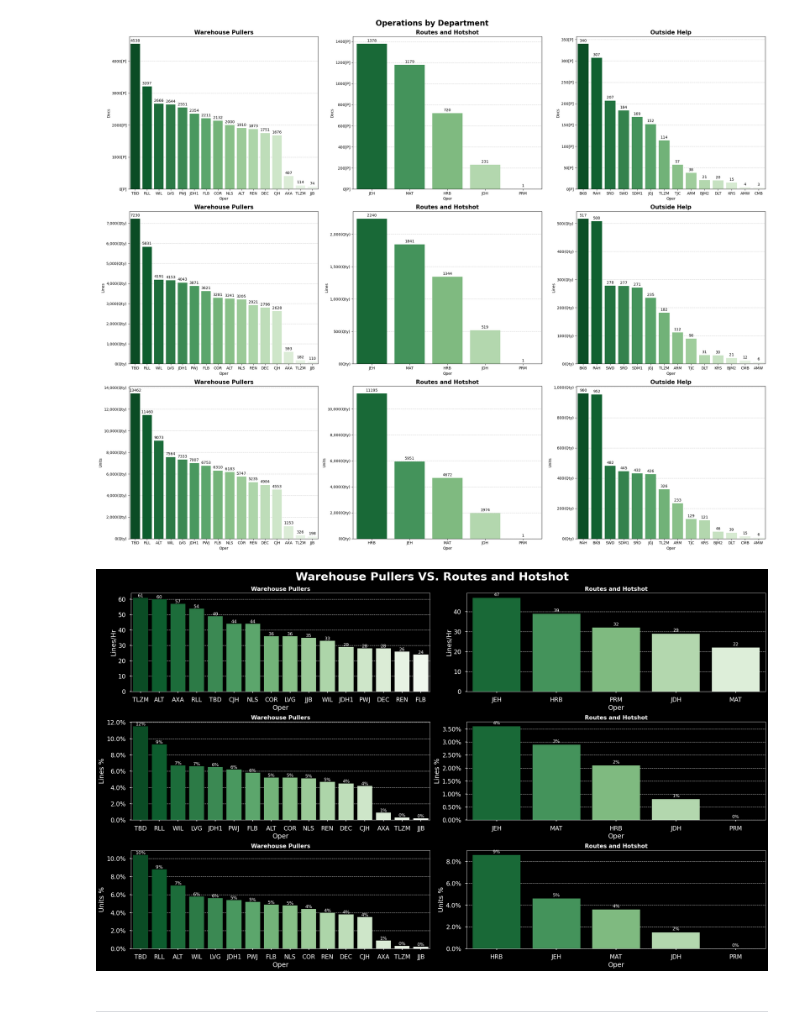
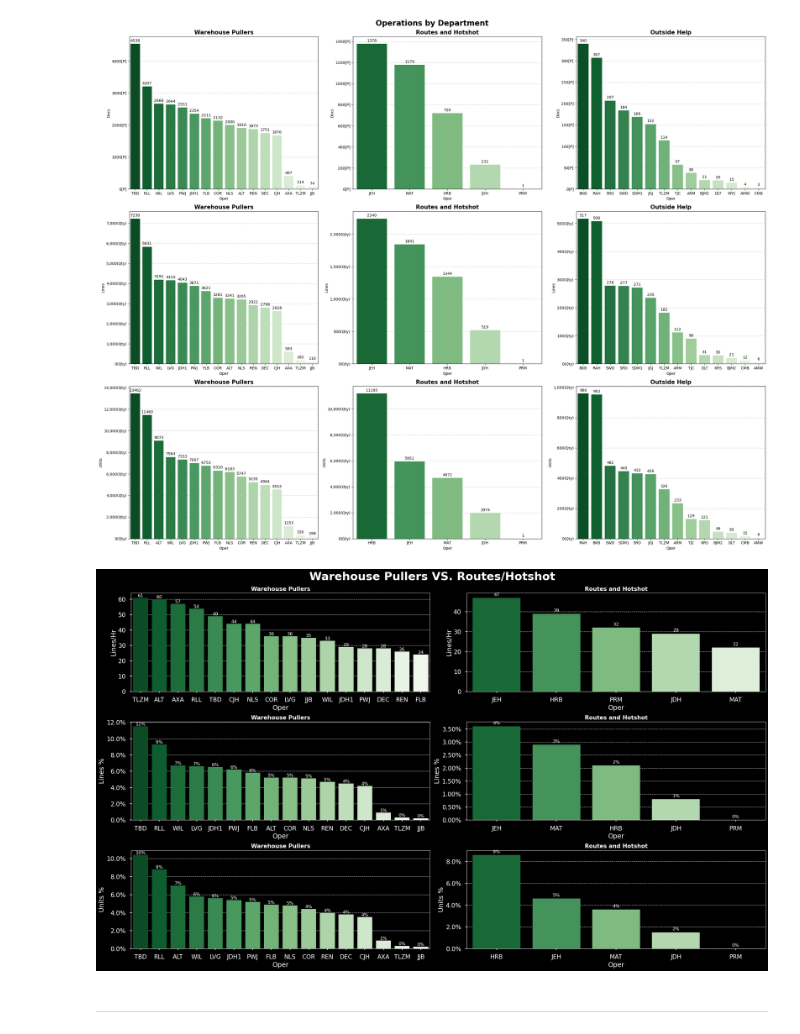
Before and after one commit to zeekwired/Tristate, a Jupyter notebook: Operator_Analysis.ipynb, the cells around one changed output. Saved outputs shown, nothing was run; the diff lists cells and outputs as text; code cells hidden in the pictures.

```diff
--- a/Operator_Analysis.ipynb
+++ b/Operator_Analysis.ipynb
@@ -11,9 +11,9 @@ import seaborn as sns
 # %% [markdown]
 ---
 # %%
-op_warehouse = pd.read_excel('OA_Warhouse_Pullers.xls')
-op_routes_hotshot = pd.read_excel('OA_Routes_Hotshot.xls')
-op_outside = pd.read_excel('OA_Outside_Help.xls')
+op_warehouse = pd.read_excel(r'OA_Warhouse_Pullers.xls')
+op_routes_hotshot = pd.read_excel(r'OA_Routes_Hotshot.xls')
+op_outside = pd.read_excel(r'OA_Outside_Help.xls')
 # %% [markdown]
 ## 1. Comparing Warehouse vs routes vs outside help
 # %%
@@ -87,35 +87,35 @@ with plt.style.context(['seaborn-muted', 'seaborn-poster', 'dark_background']):
     ax[0,0].bar_label(ax[0,0].containers[0], fmt='%.0f', fontsize=12, color='white')
     sns.barplot(x='Oper', y='Lines %', data=op_warehouse.sort_values('Lines %', ascending=False), ax=ax[1, 0], zorder=3, palette='Greens_r')
     ax[1,0].set_title('Warehouse Pullers', fontsize=15, fontweight='bold')
     ax[1,0].grid(True, axis='y', zorder=0, color='lightgrey', linestyle='--', linewidth=1)
     ax[1,0].yaxis.set_major_formatter(ticker.PercentFormatter())
     ax[1,0].bar_label(ax[1,0].containers[0], fmt='%.0f%%', fontsize=12, color='white')
     sns.barplot(x='Oper', y='Units %', data=op_warehouse.sort_values('Units %', ascending=False), ax=ax[2, 0], zorder=3, palette='Greens_r')
     ax[2,0].set_title('Warehouse Pullers', fontsize=15, fontweight='bold')
     ax[2,0].grid(True, axis='y', zorder=0, color='lightgrey', linestyle='--', linewidth=1)
     ax[2,0].yaxis.set_major_formatter(ticker.PercentFormatter())
     ax[2,0].bar_label(ax[2,0].containers[0], fmt='%.0f%%', fontsize=12, color='white')
 
     # Organized by Routes and Hotshot
     sns.barplot(x='Oper', y='Lines/Hr', data=op_routes_hotshot.sort_values('Lines/Hr', ascending=False), ax=ax[0, 1], zorder=3, palette='Greens_r')
     ax[0,1].set_title('Routes and Hotshot', fontsize=15, fontweight='bold')
     ax[0,1].grid(True, axis='y', zorder=0, color='lightgrey', linestyle='--', linewidth=1)
     ax[0,1].bar_label(ax[0,1].containers[0], fmt='%.0f', padding=3, fontsize=12, color='white')
     sns.barplot(x='Oper', y='Lines %', data=op_routes_hotshot.sort_values('Lines %', ascending=False), ax=ax[1, 1], zorder=3, palette='Greens_r')
     ax[1,1].set_title('Routes and Hotshot', fontsize=15, fontweight='bold')
     ax[1,1].grid(True, axis='y', zorder=0, color='lightgrey', linestyle='--', linewidth=1)
     ax[1,1].yaxis.set_major_formatter(ticker.PercentFormatter())
     ax[1,1].bar_label(ax[1,1].containers[0], fmt='%.0f%%', padding=3, fontsize=12, color='white')
     sns.barplot(x='Oper', y='Units %', data=op_routes_hotshot.sort_values('Units %', ascending=False), ax=ax[2, 1], zorder=3, palette='Greens_r')
     ax[2,1].set_title('Routes and Hotshot', fontsize=15, fontweight='bold')
     ax[2,1].grid(True, axis='y', zorder=0, color='lightgrey', linestyle='--', linewidth=1)
     ax[2,1].yaxis.set_major_formatter(ticker.PercentFormatter())
     ax[2,1].bar_label(ax[2,1].containers[0], fmt='%.0f%%', padding=3, fontsize=12, color='white')
-plt.suptitle('Warehouse Pullers VS. Routes and Hotshot', fontsize=30, fontweight='bold', color='white', y=0.99)
+plt.suptitle('Warehouse Pullers VS. Routes/Hotshot', fontsize=30, fontweight='bold', color='white', y=0.99)
 plt.tight_layout()
 plt.show();
 # %% [output]
-[figure, old version]
+[figure, new version]
 # %% [markdown]
 ---
 # %% [markdown]
```
Also changed, not shown: parts of 1 cell of this notebook, 5 other files.
